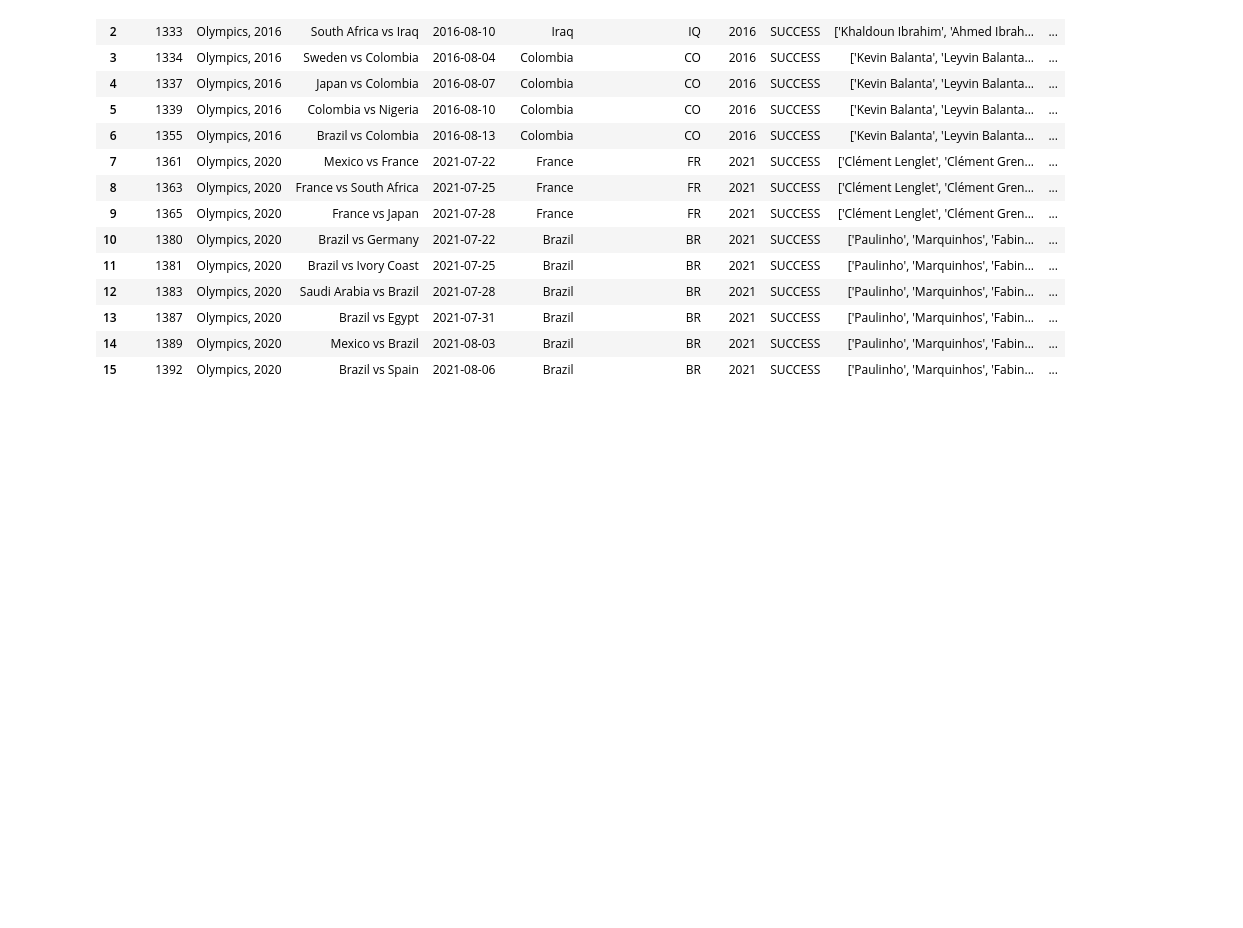
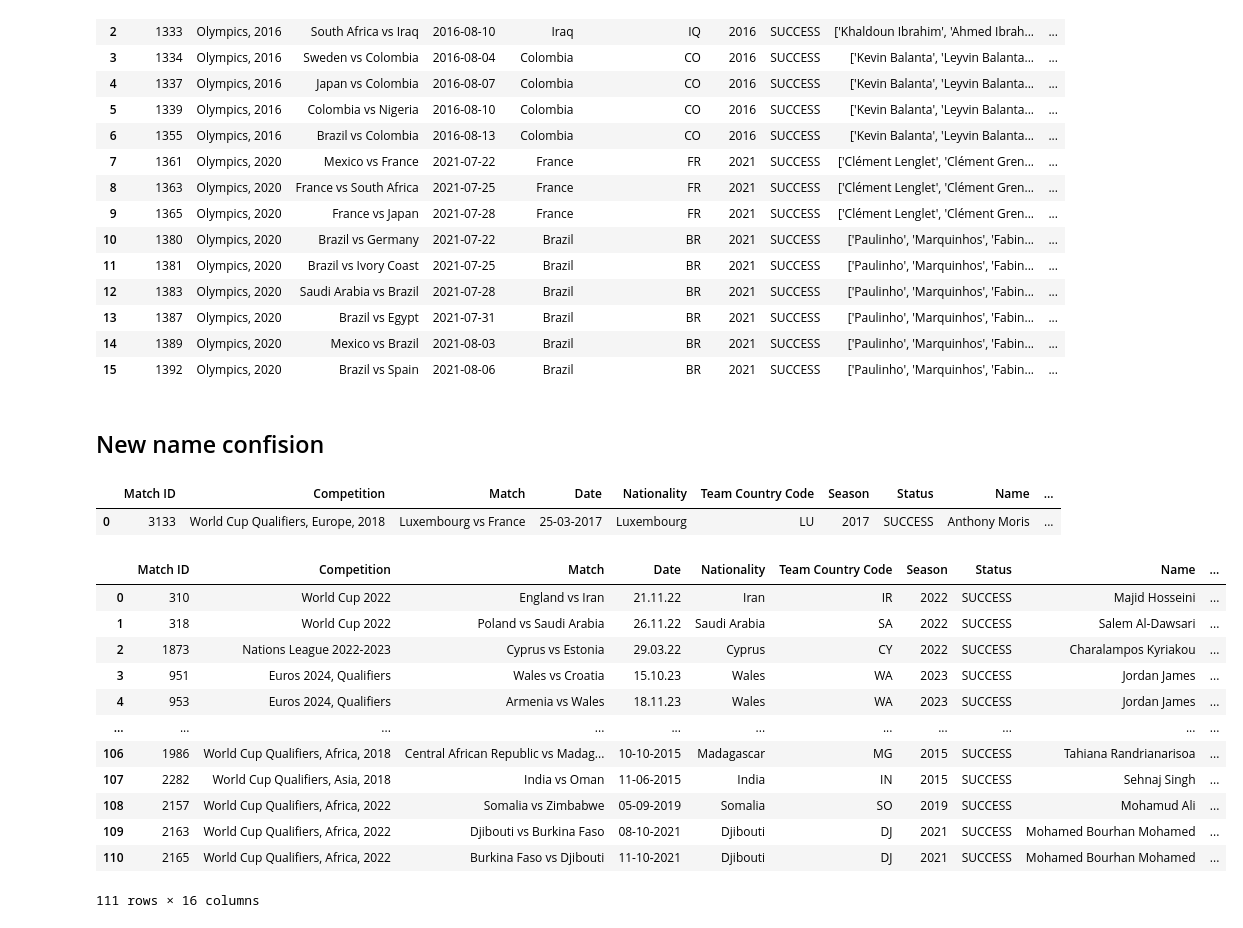
Before and after one commit to finnlsmith/footy_project_market_value_rankings, a Jupyter notebook: create_dataset_1/add_dfs_to_large_df.ipynb, the cells around one changed output. Cells and saved outputs as stored; diff of their text form; code cells hidden in the pictures; blank space fills up the shorter version.

```diff
--- a/create_dataset_1/add_dfs_to_large_df.ipynb
+++ b/create_dataset_1/add_dfs_to_large_df.ipynb
@@ -553,3 +553,47 @@ olympics_edge_cases
 # %%
 combined_df_may_6_newest = pd.concat([combined_df_may_6_new, olympics_edge_cases], ignore_index=True)
 combined_df_may_6_newest.to_csv('combined_df_may_7_newest.csv')
+# %% [markdown]
+## New name confision
+# %%
+combined_df_may_8 = load_csv_dataset('combined_df_may_7_newest.csv')
+combined_df_may_8 = combined_df_may_8.drop(columns={'Unnamed: 0'})
+
+combined_df_may_8.head(1)
+# %% [output]
+|  | Match ID | Competition | Match | Date | Nationality | Team Country Code | Season | Status | Name | ... |
+| 0 | 3133 | World Cup Qualifiers, Europe, 2018 | Luxembourg vs France | 25-03-2017 | Luxembourg | LU | 2017 | SUCCESS | Anthony Moris | ... |
+# %%
+name_confusion = load_csv_dataset('April 25 - CONCACAF & CONMEBOL OUT - DATA CSVs/Red Groups/ADD TO COMBINED DF/name_confusion_edited.csv')
+name_confusion = name_confusion.drop(columns={'Unnamed: 0', 'Unnamed: 0.1', 'Unnamed: 0.2', 'Translated Name', 'Original Case', 'To Remove', 'Status New'})
+name_confusion['Impute Required?'] = False
+name_confusion['Status'] = 'SUCCESS'
+
+name_confusion['Name'] = name_confusion['Name(s) Found']
+name_confusion = name_confusion.rename(columns={'Country Code': "Team Country Code", 'Market Value New': 'Market Value'})
+
+# Define the desired column order
+desired_order = [
+    'Match ID', 'Competition', 'Match', 'Date', 'Nationality', 'Team Country Code',
+    'Season', 'Status', 'Name', 'Market Value', 'Lookup Still Required?',
+    'Lookup Return Case', 'Impute Required?', 'Name(s) Found', 'ORIGINAL JERSEY',
+    'Match Case'
+]
+
+# Reorder the columns
+name_confusion = name_confusion[desired_order]
+name_confusion
+# %% [output]
+|  | Match ID | Competition | Match | Date | Nationality | Team Country Code | Season | Status | Name | ... |
+| 0 | 310 | World Cup 2022 | England vs Iran | 21.11.22 | Iran | IR | 2022 | SUCCESS | Majid Hosseini | ... |
+| 1 | 318 | World Cup 2022 | Poland vs Saudi Arabia | 26.11.22 | Saudi Arabia | SA | 2022 | SUCCESS | Salem Al-Dawsari | ... |
+| 2 | 1873 | Nations League 2022-2023 | Cyprus vs Estonia | 29.03.22 | Cyprus | CY | 2022 | SUCCESS | Charalampos Kyriakou | ... |
+| 3 | 951 | Euros 2024, Qualifiers | Wales vs Croatia | 15.10.23 | Wales | WA | 2023 | SUCCESS | Jordan James | ... |
+| 4 | 953 | Euros 2024, Qualifiers | Armenia vs Wales | 18.11.23 | Wales | WA | 2023 | SUCCESS | Jordan James | ... |
+| ... | ... | ... | ... | ... | ... | ... | ... | ... | ... | ... |
+| 106 | 1986 | World Cup Qualifiers, Africa, 2018 | Central African Republic vs Madag... | 10-10-2015 | Madagascar | MG | 2015 | SUCCESS | Tahiana Randrianarisoa | ... |
+| 107 | 2282 | World Cup Qualifiers, Asia, 2018 | India vs Oman | 11-06-2015 | India | IN | 2015 | SUCCESS | Sehnaj Singh | ... |
+| 108 | 2157 | World Cup Qualifiers, Africa, 2022 | Somalia vs Zimbabwe | 05-09-2019 | Somalia | SO | 2019 | SUCCESS | Mohamud Ali | ... |
+| 109 | 2163 | World Cup Qualifiers, Africa, 2022 | Djibouti vs Burkina Faso | 08-10-2021 | Djibouti | DJ | 2021 | SUCCESS | Mohamed Bourhan Mohamed | ... |
+| 110 | 2165 | World Cup Qualifiers, Africa, 2022 | Burkina Faso vs Djibouti | 11-10-2021 | Djibouti | DJ | 2021 | SUCCESS | Mohamed Bourhan Mohamed | ... |
+111 rows × 16 columns
```
Also changed, not shown: parts of 12 cells of this notebook, 32 other files.
